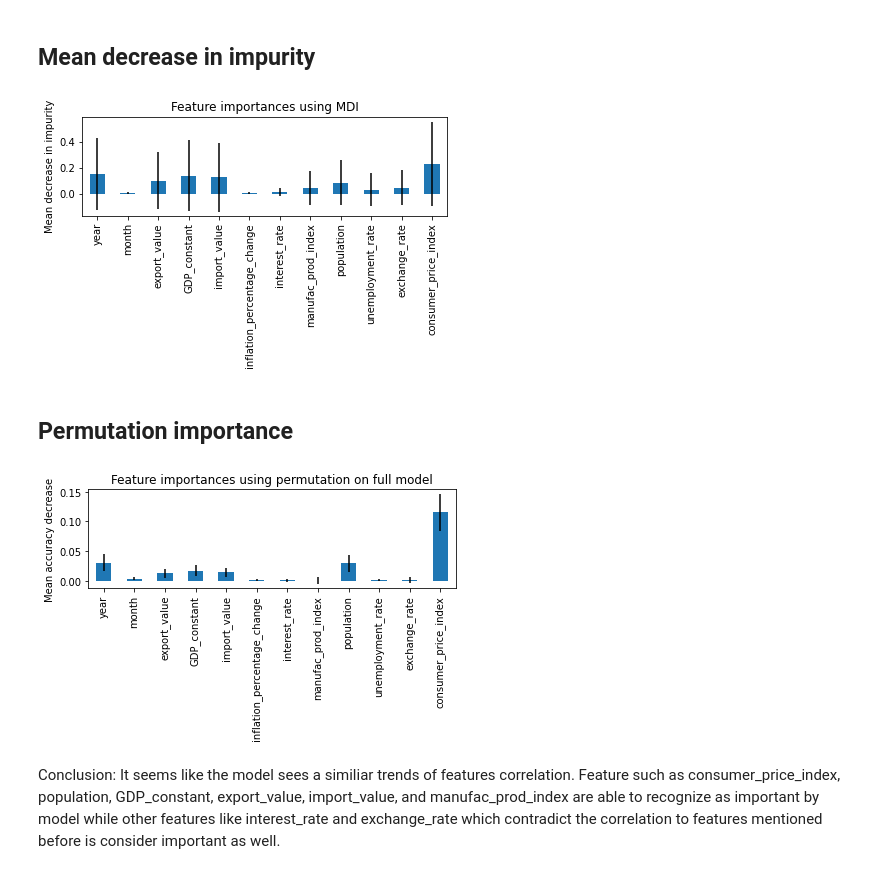
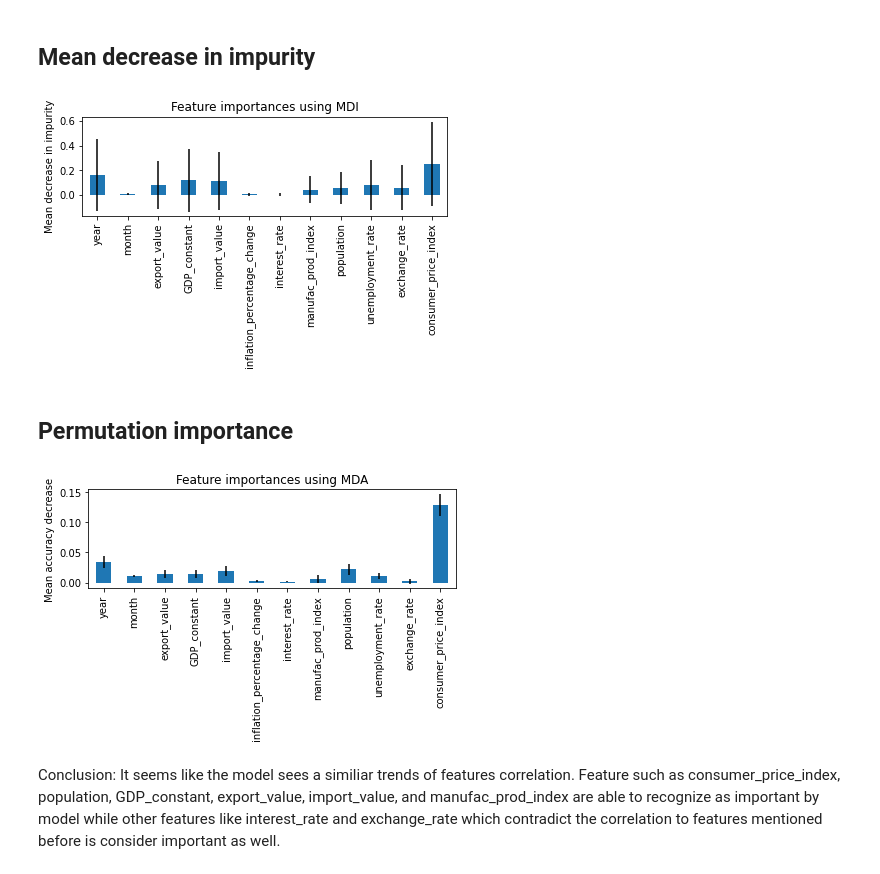
Before and after one commit to n-pitabread/container_forcast, a Jupyter notebook: container-throughput-forcast.ipynb, the cells around one changed output. Drawn from its saved outputs; the diff is of its cells as text; code cells hidden in the pictures.

```diff
--- a/container-throughput-forcast.ipynb
+++ b/container-throughput-forcast.ipynb
@@ -110,10 +110,10 @@ from sklearn.inspection import permutation_importance
 # %% [markdown]
 First, we shift the data for 72 months for future forecasting
 # %%
-shifted_labels_df = labels_df.shift(-48)
-shifted_labels_df = shifted_labels_df.drop(labels_df.tail(48).index)
+shifted_labels_df = labels_df.shift(-72)
+shifted_labels_df = shifted_labels_df.drop(labels_df.tail(72).index)
 
-shifted_features_df = features_df.drop(features_df.tail(48).index)
+shifted_features_df = features_df.drop(features_df.tail(72).index)
 # %%
 # Convert pandas dataframe to numpy array
 feature_list = list(shifted_features_df.columns)
@@ -215,7 +215,7 @@ ax.set_title("Feature importances using MDI")
 ax.set_ylabel("Mean decrease in impurity")
 fig.tight_layout()
 # %% [output]
-[figure, old version]
+[figure, new version]
 # %%
 fig.savefig('feature_importance_MDI.png')
 # %% [markdown]
@@ -223,18 +223,18 @@ fig.savefig('feature_importance_MDI.png')
 # %%
 result = permutation_importance(
     best_model, test_features, test_labels, n_repeats=10, random_state=42, n_jobs=2
 )
 
 forest_importances = pd.Series(result.importances_mean, index=feature_list)
 
 fig, ax = plt.subplots()
 forest_importances.plot.bar(yerr=result.importances_std, ax=ax)
-ax.set_title("Feature importances using permutation on full model")
+ax.set_title("Feature importances using MDA")
 ax.set_ylabel("Mean accuracy decrease")
 fig.tight_layout()
 plt.show()
 # %% [output]
-[figure, old version]
+[figure, new version]
 # %%
 fig.savefig('feature_importance_perm.png')
 # %% [markdown]
```
Also changed, not shown: parts of 21 cells of this notebook.
